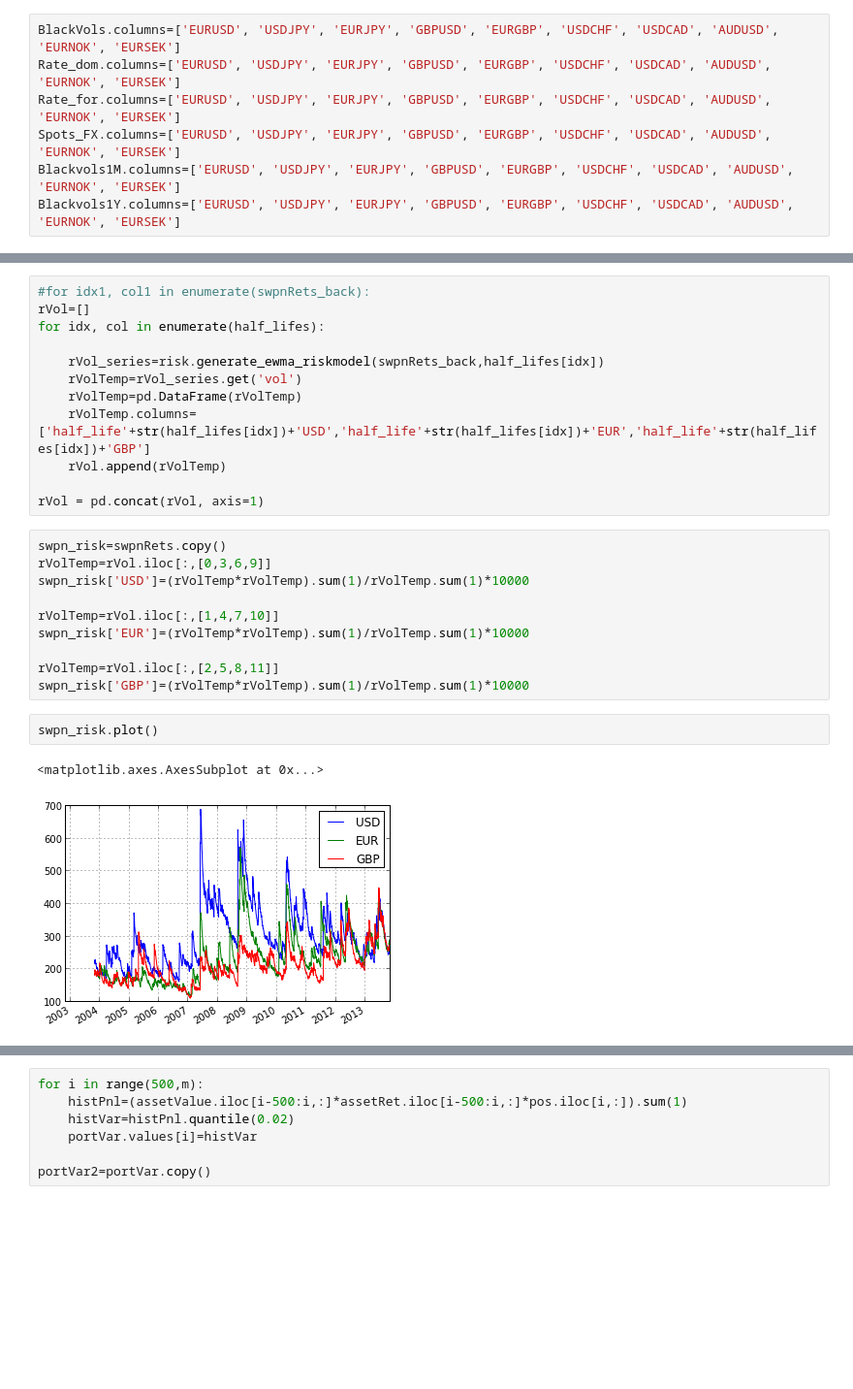
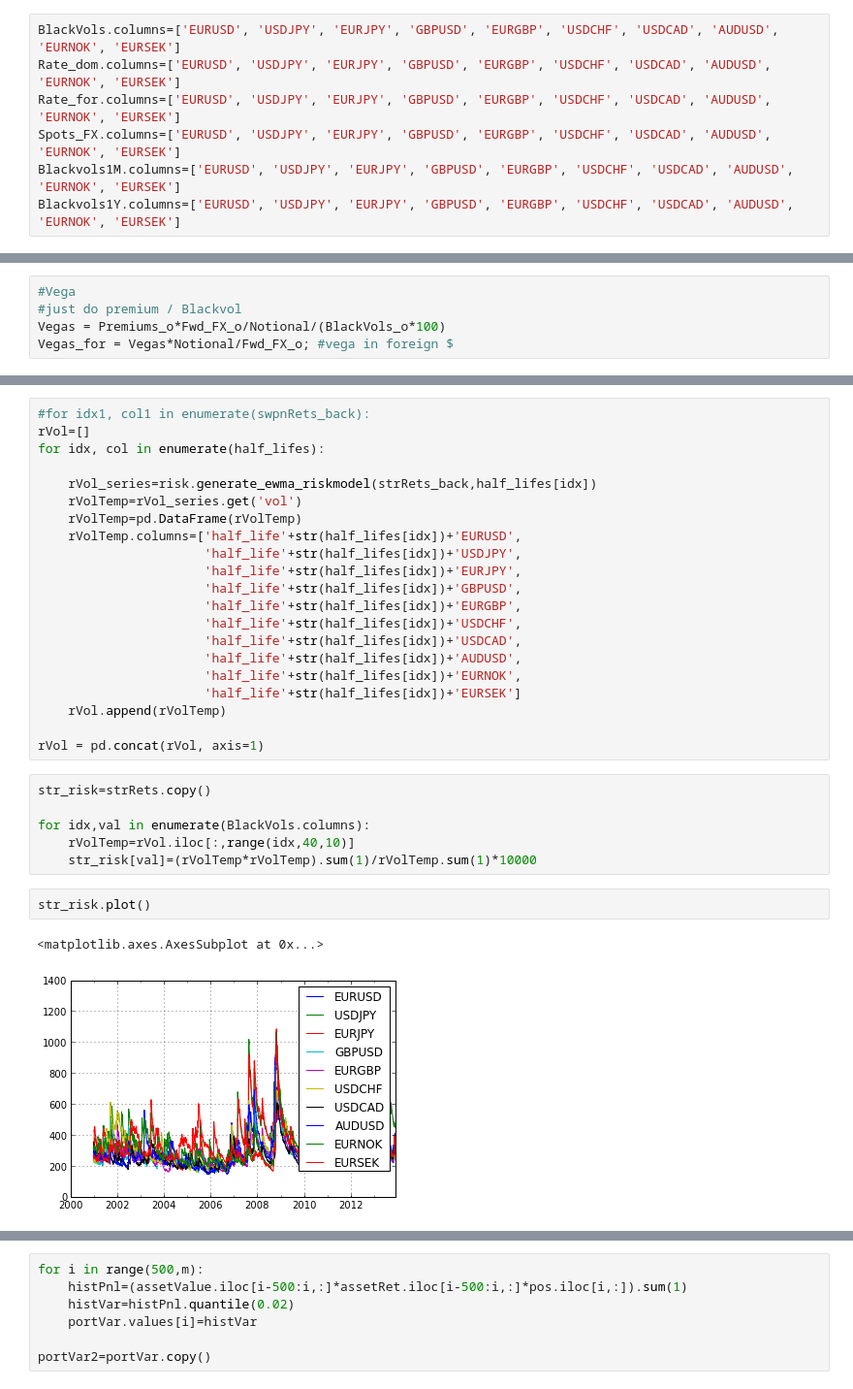
Before and after one commit to zhaovin/Convexity, a Jupyter notebook: systematicVol/code/FxVol.ipynb, the cells around one changed output, grey strips where cells are left out. Shown at 97% size. Cells and saved outputs as stored; diff of their text form; blank space fills up the shorter version.

```diff
--- a/systematicVol/code/FxVol.ipynb
+++ b/systematicVol/code/FxVol.ipynb
@@ -181 +239,6 @@ Vegas = Premiums_o/BlackVols_o/100;
+# %%
+#Vega
+#just do premium / Blackvol
+Vegas = Premiums_o*Fwd_FX_o/Notional/(BlackVols_o*100)
+Vegas_for = Vegas*Notional/Fwd_FX_o; #vega in foreign $
 # %%
@@ -203,25 +267,30 @@ swpnRets.head()
 rVol=[]
 for idx, col in enumerate(half_lifes):
 
-    rVol_series=risk.generate_ewma_riskmodel(swpnRets_back,half_lifes[idx])
+    rVol_series=risk.generate_ewma_riskmodel(strRets_back,half_lifes[idx])
     rVolTemp=rVol_series.get('vol')
     rVolTemp=pd.DataFrame(rVolTemp)
-    rVolTemp.columns=['half_life'+str(half_lifes[idx])+'USD','half_life'+str(half_lifes[idx])+'EUR','half_life'+str(half_lifes[idx])+'GBP']
+    rVolTemp.columns=['half_life'+str(half_lifes[idx])+'EURUSD',
+                      'half_life'+str(half_lifes[idx])+'USDJPY',
+                      'half_life'+str(half_lifes[idx])+'EURJPY',
+                      'half_life'+str(half_lifes[idx])+'GBPUSD',
+                      'half_life'+str(half_lifes[idx])+'EURGBP',
+                      'half_life'+str(half_lifes[idx])+'USDCHF',
+                      'half_life'+str(half_lifes[idx])+'USDCAD',
+                      'half_life'+str(half_lifes[idx])+'AUDUSD',
+                      'half_life'+str(half_lifes[idx])+'EURNOK',
+                      'half_life'+str(half_lifes[idx])+'EURSEK']
     rVol.append(rVolTemp)
 
 rVol = pd.concat(rVol, axis=1)
-# %%
-swpn_risk=swpnRets.copy()
-rVolTemp=rVol.iloc[:,[0,3,6,9]]
-swpn_risk['USD']=(rVolTemp*rVolTemp).sum(1)/rVolTemp.sum(1)*10000
-
-rVolTemp=rVol.iloc[:,[1,4,7,10]]
-swpn_risk['EUR']=(rVolTemp*rVolTemp).sum(1)/rVolTemp.sum(1)*10000
-
-rVolTemp=rVol.iloc[:,[2,5,8,11]]
-swpn_risk['GBP']=(rVolTemp*rVolTemp).sum(1)/rVolTemp.sum(1)*10000
+# %%
+str_risk=strRets.copy()
+
+for idx,val in enumerate(BlackVols.columns):
+    rVolTemp=rVol.iloc[:,range(idx,40,10)]
+    str_risk[val]=(rVolTemp*rVolTemp).sum(1)/rVolTemp.sum(1)*10000
 # %%
-swpn_risk.plot()
+str_risk.plot()
 # %% [output]
 <matplotlib.axes.AxesSubplot at 0x...>
-[figure, old version]
+[figure, new version]
```
Also changed, not shown: parts of 46 cells of this notebook.
